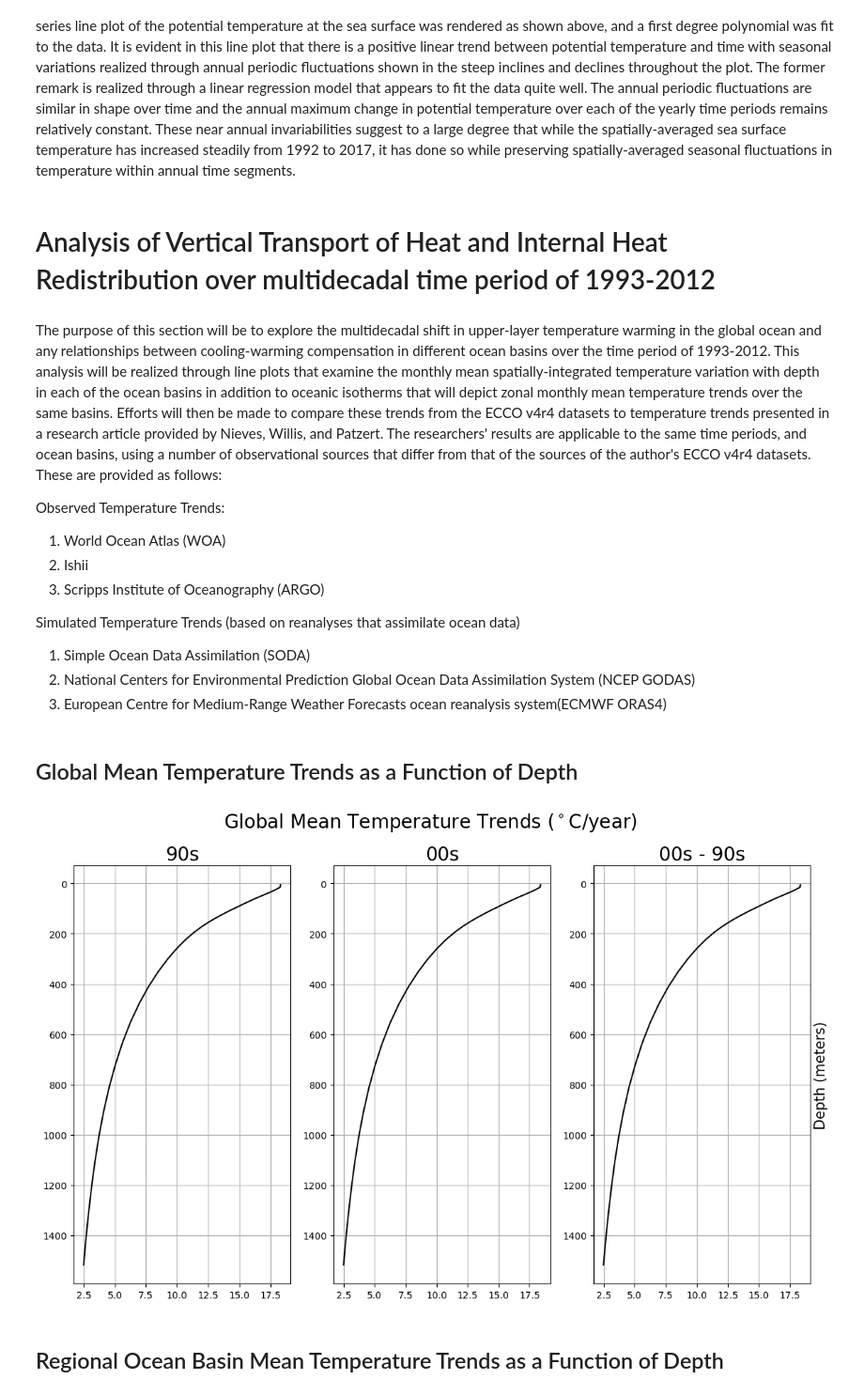
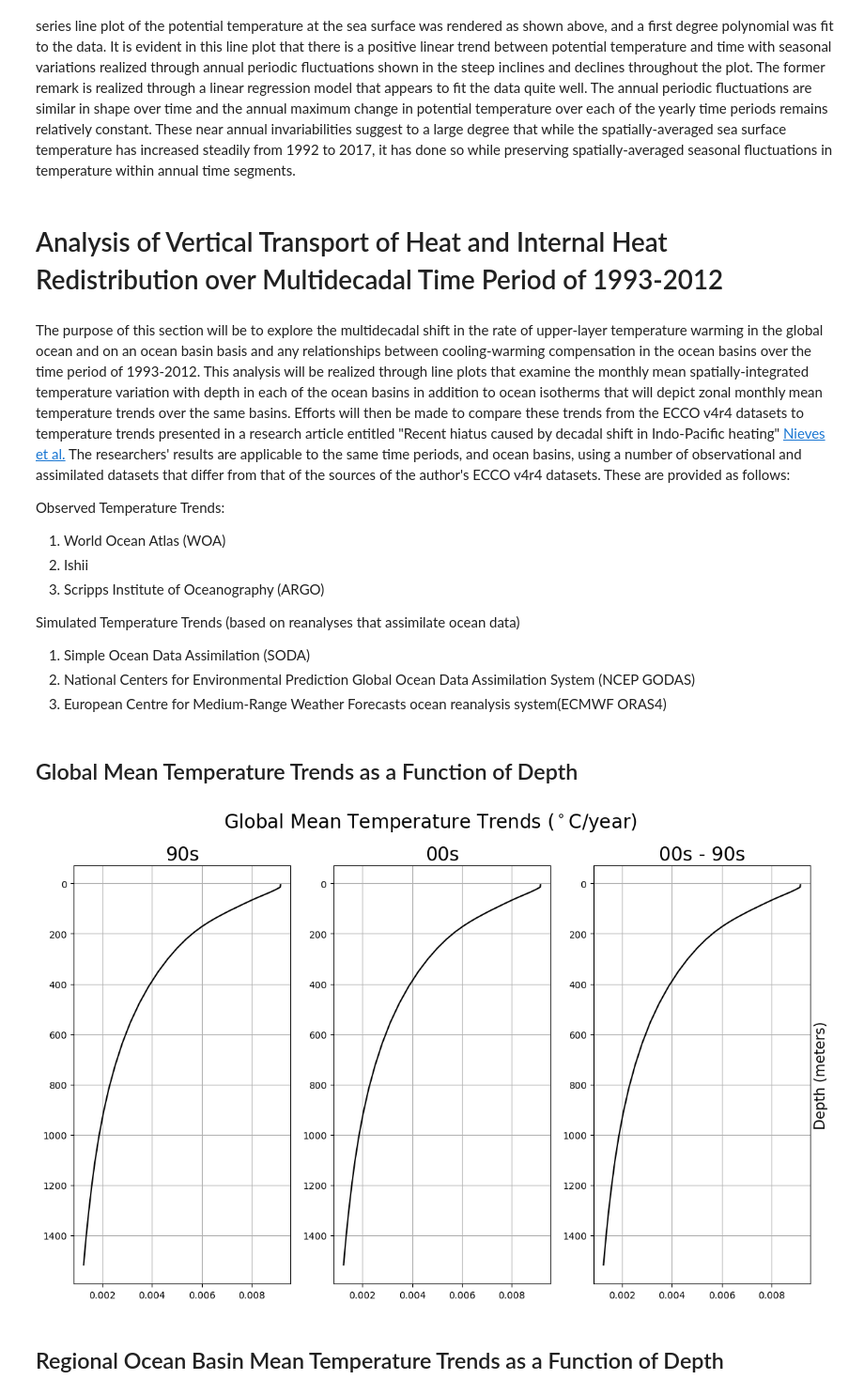
Before and after one commit to JCam98/ECCO_V4R4_Analysis, a Jupyter notebook: projects/ocean_surface_flux_time_series/ECCOv4r4_ocean_surface_flux_time_series.ipynb, the cells around one changed output. Shown: that part at 94% size. Saved outputs shown, nothing was run; the diff lists cells and outputs as text; code cells hidden in the pictures.

Commit message:
uploaded research articles and corrected global mean plots

```diff
--- a/projects/ocean_surface_flux_time_series/ECCOv4r4_ocean_surface_flux_time_series.ipynb
+++ b/projects/ocean_surface_flux_time_series/ECCOv4r4_ocean_surface_flux_time_series.ipynb
@@ -882,13 +862,10 @@ plt.legend(['Experimental SST Data', 'Linear Best Fit Line: SST = ' + str(m_r) +
 # %% [markdown]
 Similar to the previous experimental datasets, the experimental monthly-mean sea-surface temperature data from the ECCOv4r4 datasets (spanning a time period of 1992-2017), 'THETA' were concatenated into a single array, and the globally-integrated, area-weighted mean (global spatially-averaged) temperature values were obtained for each month in the time period. Then, a time-series line plot of the potential temperature at the sea surface was rendered as shown above, and a first degree polynomial was fit to the data. It is evident in this line plot that there is a positive linear trend between potential temperature and time with seasonal variations realized through annual periodic fluctuations shown in the steep inclines and declines throughout the plot. The former remark is realized through a linear regression model that appears to fit the data quite well. The annual periodic fluctuations are similar in shape over time and the annual maximum change in potential temperature over each of the yearly time periods remains relatively constant. These near annual invariabilities suggest to a large degree that while the spatially-averaged sea surface temperature has increased steadily from 1992 to 2017, it has done so while preserving spatially-averaged seasonal fluctuations in temperature within annual time segments.
 # %% [markdown]
-# Analysis of Vertical Transport of Heat and Internal Heat Redistribution over multidecadal time period of 1993-2012
+# Analysis of Vertical Transport of Heat and Internal Heat Redistribution over Multidecadal Time Period of 1993-2012
 # %% [markdown]
-The purpose of this section will be to explore the multidecadal shift in
-upper-layer temperature warming in the global ocean and any relationships
-between cooling-warming compensation in different ocean basins over the
-time period of 1993-2012. This analysis will be realized through line plots that examine the monthly mean spatially-integrated temperature variation with depth in each of the ocean basins in addition to oceanic isotherms that will depict zonal monthly mean temperature trends over the same basins. Efforts will then be made to compare these trends from the ECCO v4r4 datasets to temperature trends presented in a research article provided by Nieves, Willis, and Patzert. The researchers' results are applicable to the same time periods, and ocean basins, using a number of
-observational sources that differ from that of the sources of the author's ECCO v4r4 datasets. These are provided as follows:
+The purpose of this section will be to explore the multidecadal shift in the rate of upper-layer temperature warming in the global ocean and on an ocean basin basis and any relationships between cooling-warming compensation in the ocean basins over the time period of 1993-2012. This analysis will be realized through line plots that examine the monthly mean spatially-integrated temperature variation with depth in each of the ocean basins in addition to ocean isotherms that will depict zonal monthly mean temperature trends over the same basins. Efforts will then be made to compare these trends from the ECCO v4r4 datasets to temperature trends presented in a research article entitled "Recent hiatus caused by decadal shift in Indo-Pacific heating" <!-- [article](link) -->
+[Nieves et al.](https://www.science.org/doi/10.1126/science.aaa4521 "title") The researchers' results are applicable to the same time periods, and ocean basins, using a number of observational and assimilated datasets that differ from that of the sources of the author's ECCO v4r4 datasets. These are provided as follows:
 
 
 Observed Temperature Trends:
@@ -915,31 +892,41 @@ THETA_90s = THETA_arr.isel(time = range(12,132), k = range(0,34))
 THETA_00s = THETA_arr.isel(time = range(132,252), k = range(0,34))
 THETA_00s_90s = THETA_arr.isel(time = range(12,252), k = range(0,34))
 
+# Define numpy array of depth values in 'Z' coordinate system that
+# correspond to 'k' depth levels in 'THETA_arr' arrays
 Z = -np.array(ecco_v4r4_grid.Z)
 Z = Z[0:34]
+
+# Define numpy array of time values (in integer data format) to
+# incorporate into global mean temperature calculations
+
+time_90s = np.arange(1993, 2003, 1/12)
+time_00s = np.arange(2003, 2013, 1/12)
+time_90s_00s = np.arange(1993, 2013, 1/12)
 
 # Evaluate Global Mean Temperature Variations as a function of depth for
 # depth range of ~ (0-1500 m) and over three
 # time periods (1993-2002, 2003-2012, 1993-2012)
 
-THETA_area_weighted_mean_90s = (THETA_90s * area_masked).sum(\
-                         dim = ('i', 'j', 'tile')).mean('time') \
-                        /(area_masked.sum())
+THETA_global_weighted_mean_90s = (THETA_90s * area_masked).sum(\
+                         dim = ('i', 'j', 'tile', 'time')) \
+                        /(area_masked.sum() * time_90s.sum())
 
-THETA_area_weighted_mean_00s = (THETA_00s * area_masked).sum(\
-                         dim = ('i', 'j', 'tile')).mean('time') \
-                        /(area_masked.sum())
 
-THETA_area_weighted_mean_00s_90s = (THETA_00s_90s * area_masked).sum(\
-                         dim = ('i', 'j', 'tile')).mean('time') \
-                        /(area_masked.sum())
+THETA_global_weighted_mean_00s = (THETA_00s * area_masked).sum(\
+                         dim = ('i', 'j', 'tile', 'time')) \
+                        /(area_masked.sum() * time_00s.sum())
+
+THETA_global_weighted_mean_00s_90s = (THETA_00s_90s * area_masked).sum(\
+                         dim = ('i', 'j', 'tile', 'time')) \
+                        /(area_masked.sum() * time_90s_00s.sum())
 # %%
 # Convert xarray.DataArray objects storing THETA values into numpy array for
 # linear regression model fitting
 
-THETA_area_weighted_mean_90s = np.array(THETA_area_weighted_mean_90s)
-THETA_area_weighted_mean_00s = np.array(THETA_area_weighted_mean_00s)
-THETA_area_weighted_mean_00s_90s = np.array(THETA_area_weighted_mean_00s_90s)
+THETA_global_weighted_mean_90s = np.array(THETA_global_weighted_mean_90s)
+THETA_global_weighted_mean_00s = np.array(THETA_global_weighted_mean_00s)
+THETA_global_weighted_mean_00s_90s = np.array(THETA_global_weighted_mean_00s_90s)
 
 # Initialize figure geometry with three subplot grids for global mean temp trends
 
@@ -950,39 +937,39 @@ axs = axs.flatten()
 # (deg Celsius/year)
 
 plt.sca(axs[0])
-axs[0].plot(THETA_area_weighted_mean_90s, Z, color='k')
+axs[0].plot(THETA_global_weighted_mean_90s, Z, color='k')
 plt.gca().invert_yaxis()
 plt.ticklabel_format(axis='y', style='sci', useMathText=True)
 plt.title('90s',fontsize=20)
 plt.grid()
 
 # Render Line Plot of Global Mean Temperature Trend for 2003 - 2012
 # (deg Celsius/year)
 
 plt.sca(axs[1])
-axs[1].plot(THETA_area_weighted_mean_00s, Z, color='k')
+axs[1].plot(THETA_global_weighted_mean_00s, Z, color='k')
 plt.gca().invert_yaxis()
 plt.ticklabel_format(axis='y', style='sci', useMathText=True)
 plt.title('00s',fontsize=20)
 plt.grid()
 
 # Render Line Plot of Global Mean Temperature Trend for 1993 - 2012
 # (deg Celsius/year)
 
 plt.sca(axs[2])
-axs[2].plot(THETA_area_weighted_mean_00s_90s, Z, color='k')
+axs[2].plot(THETA_global_weighted_mean_00s_90s, Z, color='k')
 plt.gca().invert_yaxis()
 plt.ticklabel_format(axis='y', style='sci', useMathText=True)
 plt.title('00s - 90s',fontsize=20)
 plt.grid()
 plt.ylabel('Depth (meters)', fontsize = 15);
 axs[2].yaxis.set_label_position("right")
 
 #Render figure title
 plt.suptitle('Global Mean Temperature Trends ($^\circ$C/year)',
                  fontsize=20);
 # %% [output]
-[figure, old version]
+[figure, new version]
 # %% [markdown]
 ## Regional Ocean Basin Mean Temperature Trends as a Function of Depth
 # %%
```
Also changed, not shown: parts of 2 cells of this notebook, 4 other files.
